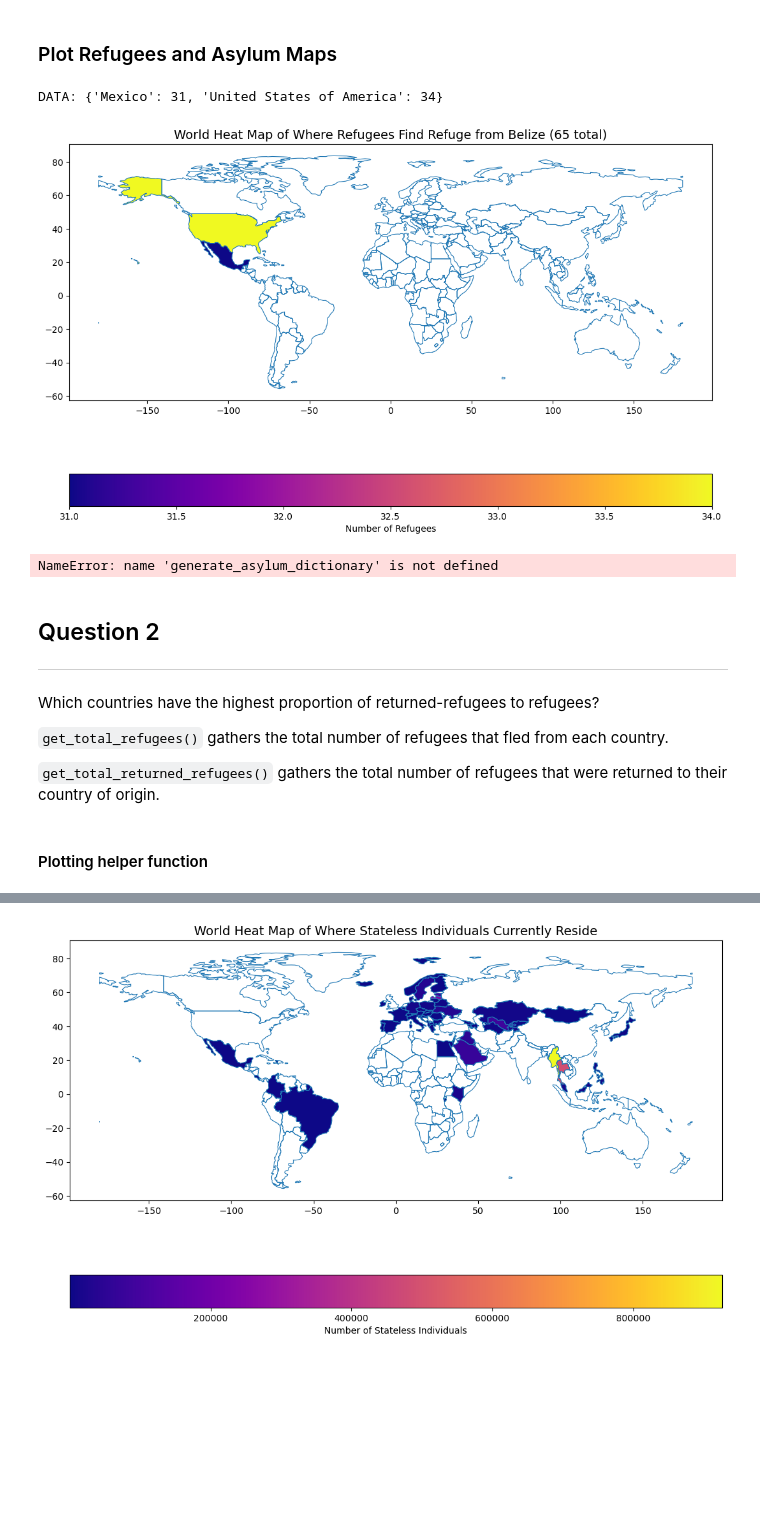
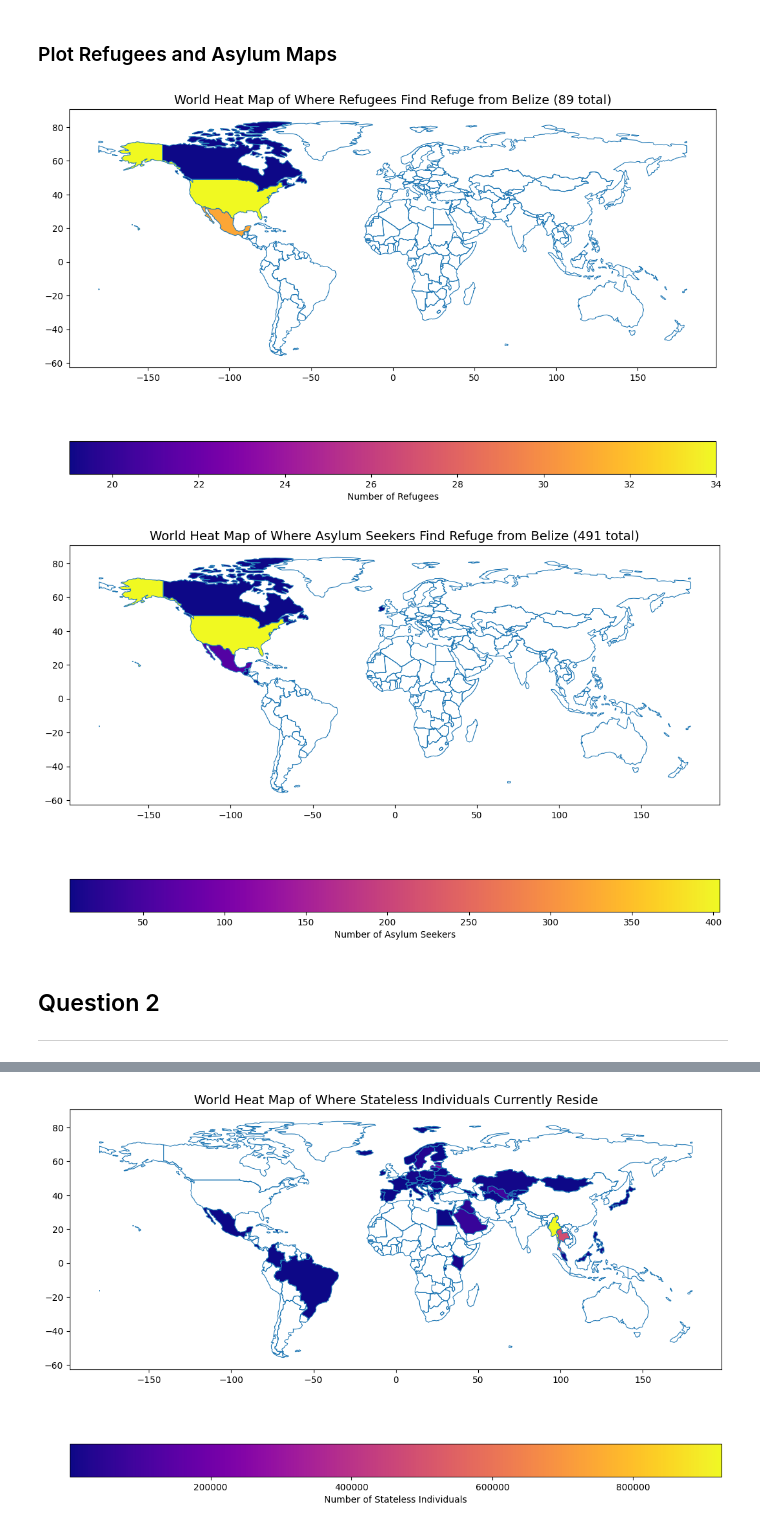
Before and after one commit to Ben-Heinze/CSCI-491-Data-Visualization, a Jupyter notebook: Final Project/RefugeeData.ipynb, the cells around one changed output, grey strips where cells are left out. Drawn from its saved outputs; the diff is of its cells as text; code cells hidden in the pictures; blank space fills up the shorter version.

```diff
--- a/Final Project/RefugeeData.ipynb
+++ b/Final Project/RefugeeData.ipynb
@@ -97,10 +97,9 @@ Output: `Iran: [ {Canada:20}, {United States: 10}, {Saudi Arabia: 2} ]`
 
 #### Asylum Seeker Results
 # %%
-def generate_asylum_dictionary(data, year):
-    subframe = data[data['year'] == int(year)]  #Gets dataframe of specific year
+def generate_asylum_dictionary(data):
     d_coo = {}  #Dictionary of country of origin. { CountryOfOrigin: [listOfCountryAsylums] }
-    for index, series in subframe.iterrows():
+    for index, series in data.iterrows():
         coo = series['coo_name']  # country of origin string
         coa = series['coa_name']  # country of asylum string
         asylum_seekers = series['asylum_seekers']  # number of asylum seekers from COO to COA
@@ -124,8 +123,7 @@ def generate_asylum_dictionary(data, year):
 # %%
-def generate_refugee_dictionary(data, year):
-    subframe = data[data['year'] == int(year)]  #Gets dataframe of specific year
+def generate_refugee_dictionary(data):
     d_coo = {}  #Dictionary of country of origin. { CountryOfOrigin: [listOfCountryAsylums] }
-    for index, series in subframe.iterrows():
+    for index, series in data.iterrows():
         coo = series['coo_name']  # country of origin string
         coa = series['coa_name']  # country of asylum string
         refugees = series['refugees']  # number of refugees from COO to COA
@@ -178,23 +176,15 @@ def plot_heat_map(country, dictionaryData, isAsylum):
 # %% [markdown]
 ### Plot Refugees and Asylum Maps
 # %%
-year = 2022        # Select Year to Graph
 country = 'Belize' # Select Country Of Origin
 
-# Plot the yeat map of whichever year (2010-2022), whichever country of origin,
-plot_heat_map(country, generate_refugee_dictionary(data, year), False)
-plot_heat_map(country, generate_asylum_dictionary(data, year), True)
+# Plot the heat map of whichever country of origin,
+plot_heat_map(country, generate_refugee_dictionary(data), False)
+plot_heat_map(country, generate_asylum_dictionary(data), True)
 # %% [output]
-DATA: {'Mexico': 31, 'United States of America': 34}
-[figure, old version]
+[figure, new version]
-NameError: name 'generate_asylum_dictionary' is not defined
+[figure, added]
 # %% [markdown]
 ## Question 2
 
 ---
-
-Which countries have the highest proportion of returned-refugees to refugees?
-
-`get_total_refugees()` gathers the total number of refugees that fled from each country.
-
-`get_total_returned_refugees()` gathers the total number of refugees that were returned to their country of origin.
@@ -234,3 +191 @@ def get_total_returned_refugees(year):
-# %% [markdown]
-#### Plotting helper function
 # %%
```
Also changed, not shown: parts of 8 cells of this notebook.
